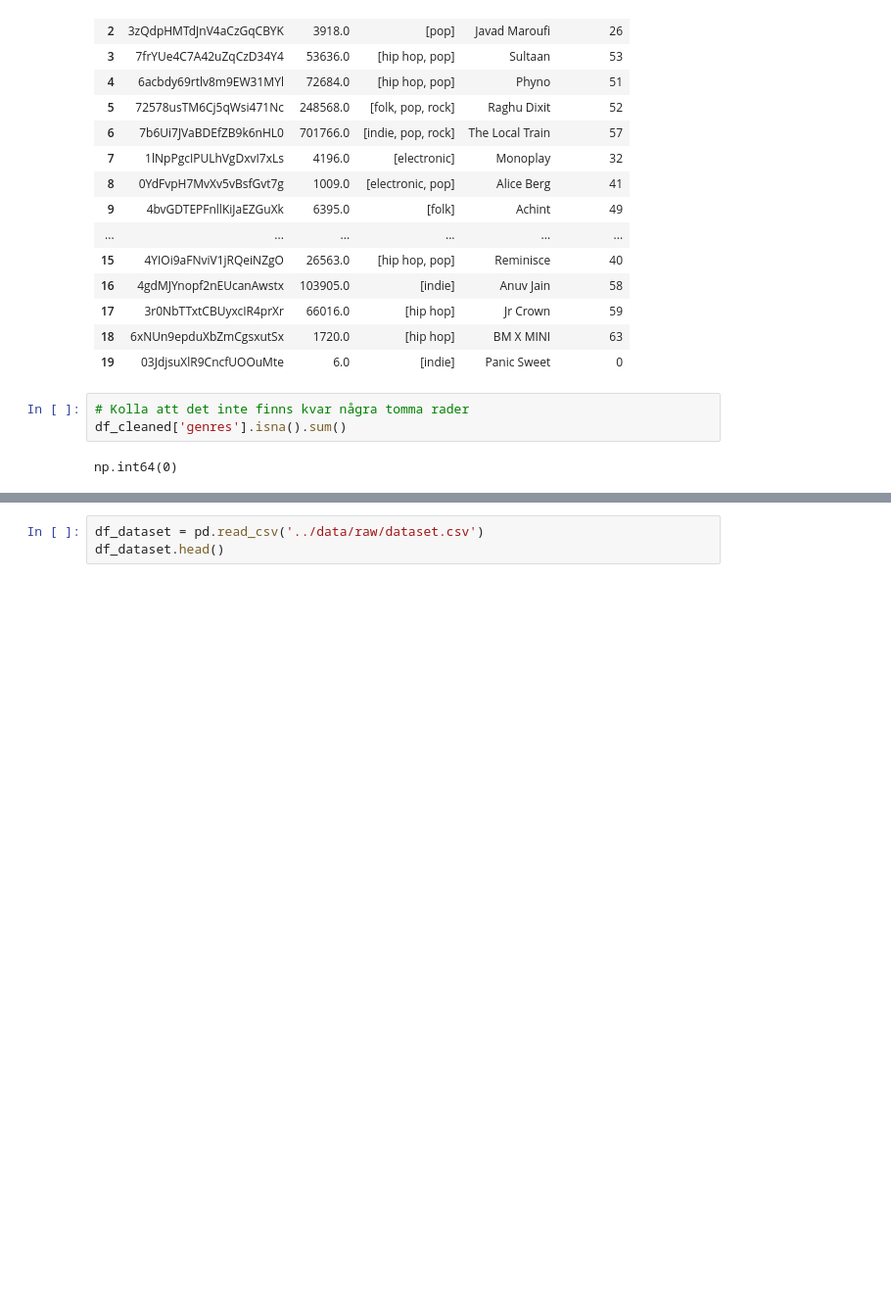
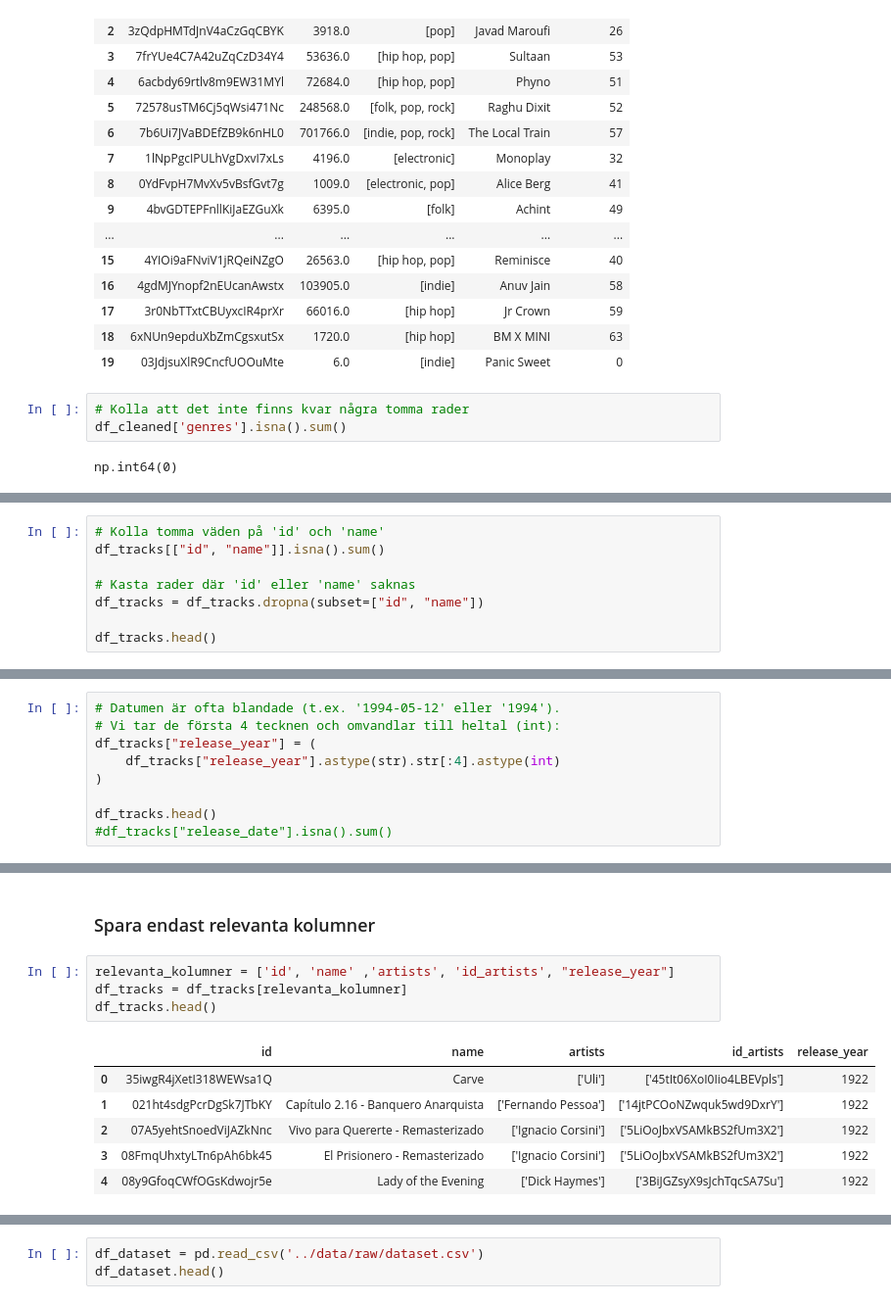
Before and after one commit to mirandalyng/examensarbete, a Jupyter notebook: eda/join_dataset.ipynb, the cells around one changed output, grey strips where cells are left out. Shown at 98% size. Cells and saved outputs as stored; diff of their text form; blank space fills up the shorter version.

```diff
--- a/eda/join_dataset.ipynb
+++ b/eda/join_dataset.ipynb
@@ -198,3 +214,11 @@ df_tracks.head()
 | 2 | 07A5yehtSnoedViJAZkNnc | Vivo para Quererte - Remasterizado | 0 | 181640 | 0 | ['Ignacio Corsini'] | ['5LiOoJbxVSAMkBS2fUm3X2'] | 1922-03-21 | 0.434 | ... |
 | 3 | 08FmqUhxtyLTn6pAh6bk45 | El Prisionero - Remasterizado | 0 | 176907 | 0 | ['Ignacio Corsini'] | ['5LiOoJbxVSAMkBS2fUm3X2'] | 1922-03-21 | 0.321 | ... |
 | 4 | 08y9GfoqCWfOGsKdwojr5e | Lady of the Evening | 0 | 163080 | 0 | ['Dick Haymes'] | ['3BiJGZsyX9sJchTqcSA7Su'] | 1922 | 0.402 | ... |
+# %%
+# Kolla tomma väden på 'id' och 'name'
+df_tracks[["id", "name"]].isna().sum()
+
+# Kasta rader där 'id' eller 'name' saknas
+df_tracks = df_tracks.dropna(subset=["id", "name"])
+
+df_tracks.head()
@@ -200,0 +234,9 @@ df_tracks.head()
+# %%
+# Datumen är ofta blandade (t.ex. '1994-05-12' eller '1994').
+# Vi tar de första 4 tecknen och omvandlar till heltal (int):
+df_tracks["release_year"] = (
+    df_tracks["release_year"].astype(str).str[:4].astype(int)
+)
+
+df_tracks.head()
+#df_tracks["release_date"].isna().sum()
@@ -200,0 +251,13 @@ df_tracks.head()
+# %% [markdown]
+### Spara endast relevanta kolumner
+# %%
+relevanta_kolumner = ['id', 'name' ,'artists', 'id_artists', "release_year"]
+df_tracks = df_tracks[relevanta_kolumner]
+df_tracks.head()
+# %% [output]
+|  | id | name | artists | id_artists | release_year |
+| 0 | 35iwgR4jXetI318WEWsa1Q | Carve | ['Uli'] | ['45tIt06XoI0Iio4LBEVpls'] | 1922 |
+| 1 | 021ht4sdgPcrDgSk7JTbKY | Capítulo 2.16 - Banquero Anarquista | ['Fernando Pessoa'] | ['14jtPCOoNZwquk5wd9DxrY'] | 1922 |
+| 2 | 07A5yehtSnoedViJAZkNnc | Vivo para Quererte - Remasterizado | ['Ignacio Corsini'] | ['5LiOoJbxVSAMkBS2fUm3X2'] | 1922 |
+| 3 | 08FmqUhxtyLTn6pAh6bk45 | El Prisionero - Remasterizado | ['Ignacio Corsini'] | ['5LiOoJbxVSAMkBS2fUm3X2'] | 1922 |
+| 4 | 08y9GfoqCWfOGsKdwojr5e | Lady of the Evening | ['Dick Haymes'] | ['3BiJGZsyX9sJchTqcSA7Su'] | 1922 |
```
Also changed, not shown: parts of 9 cells of this notebook.
